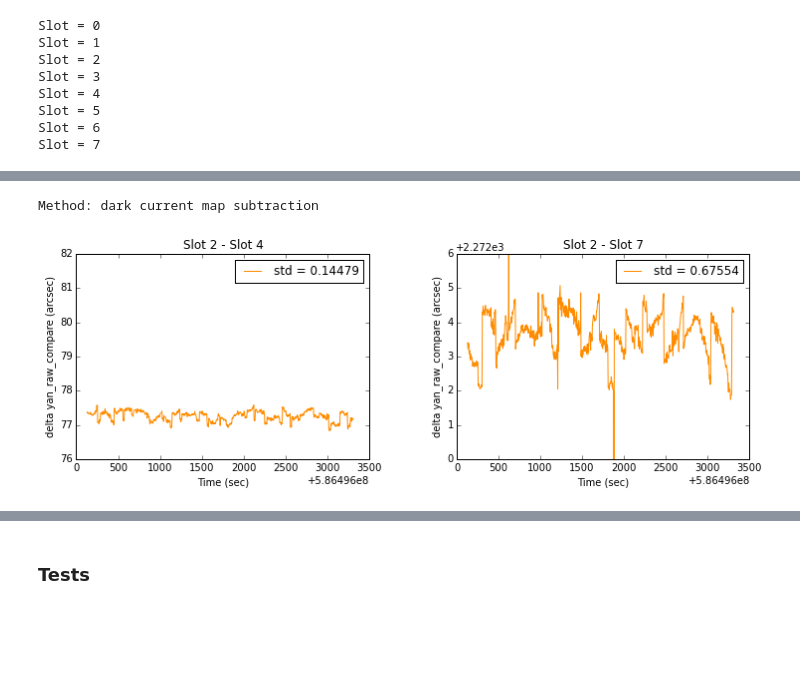
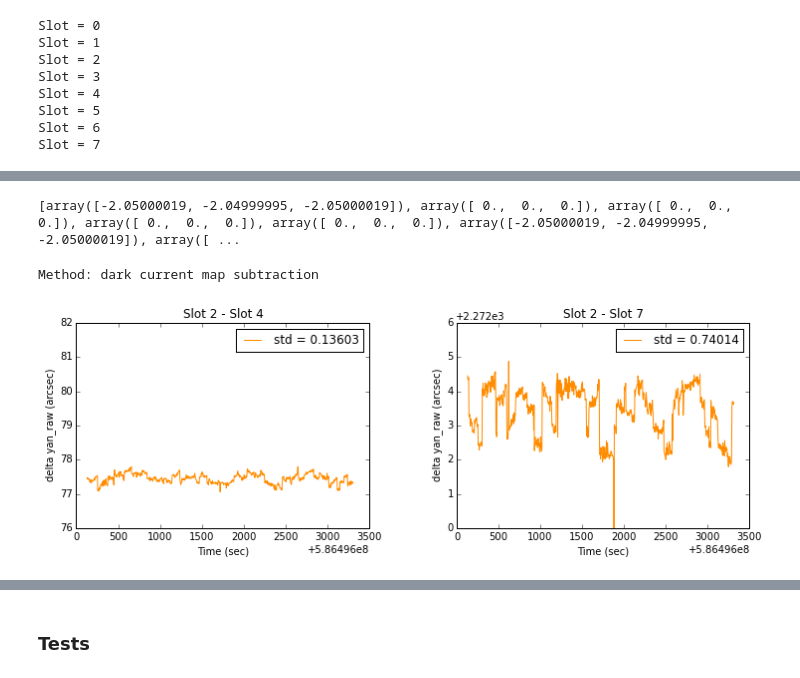
Before and after one commit to malgosias/aca_dark_current, a Jupyter notebook: aca_dark_current.ipynb, the cells around one changed output, grey strips where cells are left out. Saved outputs shown, nothing was run; the diff lists cells and outputs as text; code cells hidden in the pictures; blank space fills up the shorter version.

```diff
--- a/aca_dark_current.ipynb
+++ b/aca_dark_current.ipynb
@@ -435,0 +346,28 @@ def calc_centroid_stats(slots, img_size):
+# %%
+def centroids(slots, img_size):
+
+    rows = []
+
+    for slot in slots:
+        print 'Slot = {}'.format(slot)
+        slot_row = {'slot':slot, 'mean_mags':[], 'row0':[], 'col0':[],
+                    'yan_raw':[], 'zan_raw':[]}
+
+        slot_data = aca_l0.get_slot_data(dwell.start, dwell.stop, slot=slot)
+        cntrds = get_centroids(slot_data, img_size)
+
+        slot_data = Table(slot_data)
+        time = slot_data['TIME']
+
+        slot_row['time'] = time
+        slot_row['row0'] = slot_data['IMGROW0']
+        slot_row['col0'] = slot_data['IMGCOL0']
+
+        raw_yagzag = np.array(cntrds).T # [0] - yag, [1] - zag
+
+        slot_row['yan_raw'].append(raw_yagzag[0])
+        slot_row['zan_raw'].append(raw_yagzag[1])
+
+        rows.append(slot_row)
+
+    return rows
@@ -446,6 +414,6 @@ ndeque = 3 # number of vals kept in each deque
 # %%
 img_size = 8
-rows = calc_centroid_stats(slots, img_size)
+rows = centroids(slots, img_size)
 # %% [output]
 Slot = 0
 Slot = 1
@@ -575,7 +456,12 @@ dt = [0, -2.05] # shift in sec between time axes for slot pairs (2, 4) and (2, 7
+# %%
+print [(t['time'][2] - t['time'][slot])[:3] for slot in slots]
+# %% [output]
+[array([-2.05000019, -2.04999995, -2.05000019]), array([ 0.,  0.,  0.]), array([ 0.,  0.,  0.]), array([ 0.,  0.,  0.]), array([ 0.,  0.,  0.]), array([-2.05000019, -2.04999995, -2.05000019]), array([ ...
 # %%
-key = 'yan_raw_compare'
+dt = [0, -2.05] # shift in sec between time axes for slot pairs (2, 4) and (2, 7)
+key = 'yan_raw'
 plot_d_ang(key, dt, t)
 print "Method: dark current map subtraction"
 # %% [output]
 Method: dark current map subtraction
-[figure, old version]
+[figure, new version]
```
Also changed, not shown: parts of 21 cells of this notebook.
